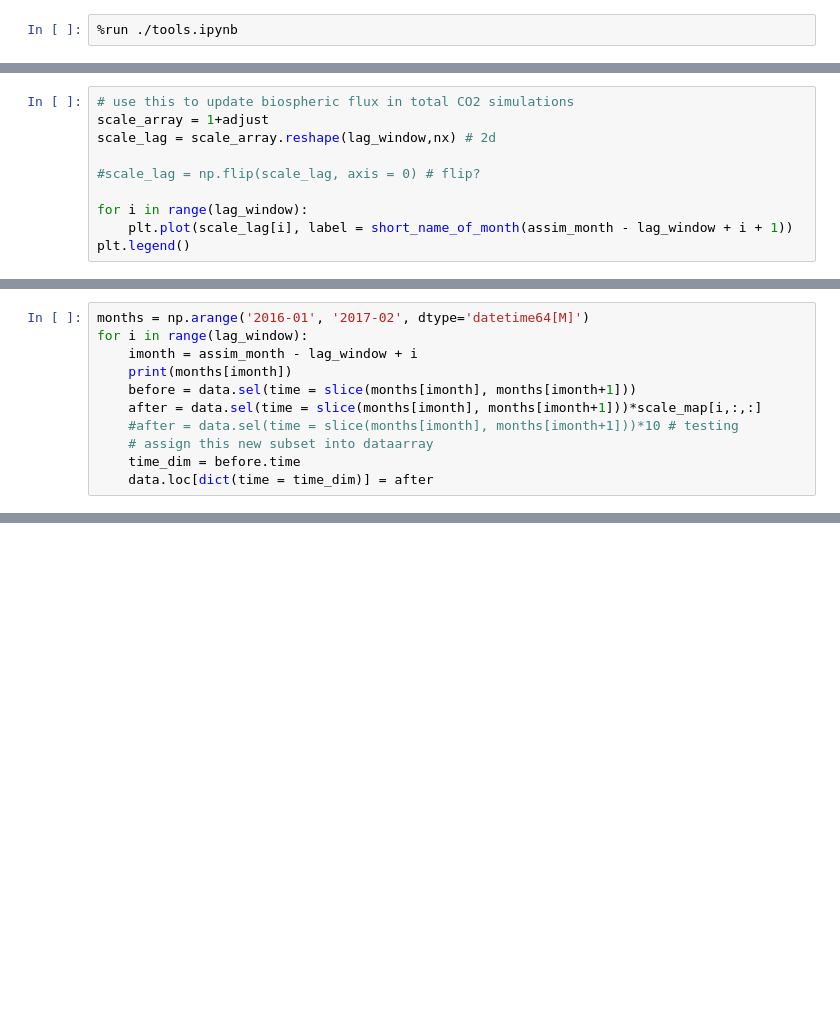
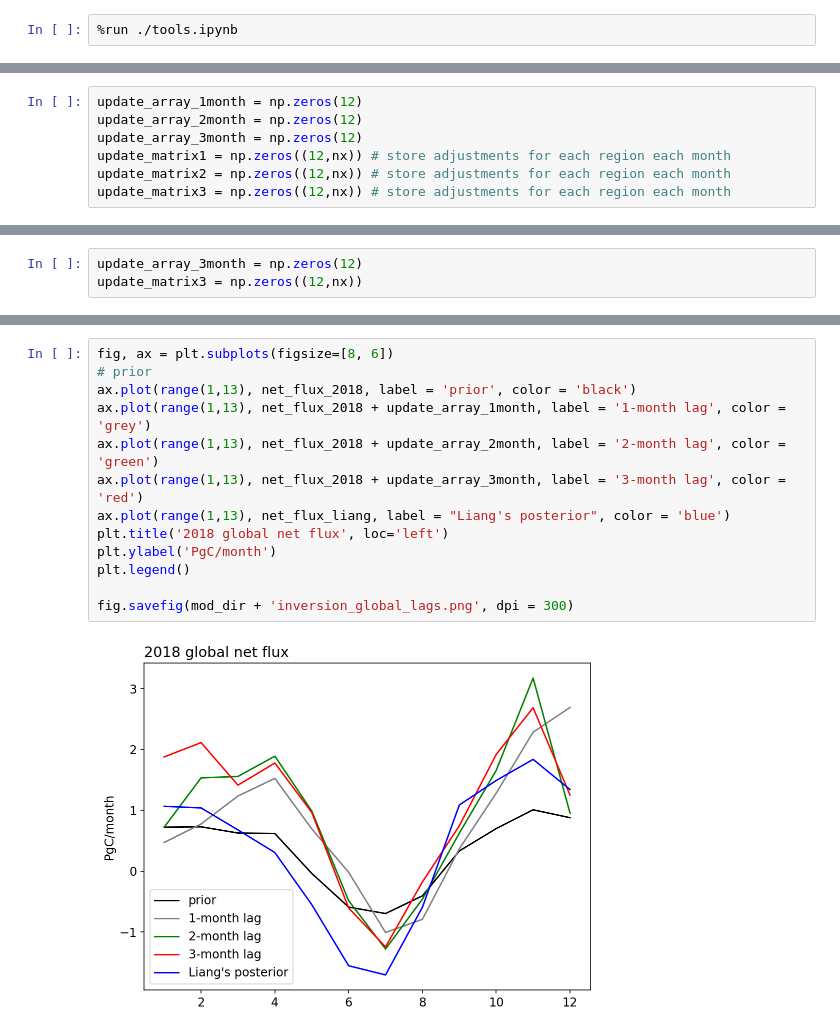
Before and after one commit to MehliyarSadiq/geoschem_simulations, a Jupyter notebook: inversion/satellite/oco-2/inversion_function-bio-lag-window.ipynb, the cells around one changed output, grey strips where cells are left out. Cells and saved outputs as stored; diff of their text form; blank space fills up the shorter version.

Commit message:
updates before GCE1

```diff
--- a/inversion/satellite/oco-2/inversion_function-bio-lag-window.ipynb
+++ b/inversion/satellite/oco-2/inversion_function-bio-lag-window.ipynb
@@ -64 +23,8 @@ initial:  [0.5  0.75 0.5  0.5  0.5  0.2  1.   0.2  0.1  0.5  0.5  1.   1.   1.
+# %%
+update_array_1month = np.zeros(12)
+update_array_2month = np.zeros(12)
+update_array_3month = np.zeros(12)
+update_matrix1 = np.zeros((12,nx)) # store adjustments for each region each month
+update_matrix2 = np.zeros((12,nx)) # store adjustments for each region each month
+update_matrix3 = np.zeros((12,nx)) # store adjustments for each region each month
 # %%
@@ -84,2 +50,5 @@ actual: [0.47408598 0.64558593 0.48840111 0.49698041 0.49074355 0.1982166
+# %%
+update_array_3month = np.zeros(12)
+update_matrix3 = np.zeros((12,nx))
 # %%
 # start of inversion calculation:
@@ -172,10 +166,0 @@ y diff after: -0.26
-# %%
-# use this to update biospheric flux in total CO2 simulations
-scale_array = 1+adjust
-scale_lag = scale_array.reshape(lag_window,nx) # 2d
-
-#scale_lag = np.flip(scale_lag, axis = 0) # flip?
-
-for i in range(lag_window):
-    plt.plot(scale_lag[i], label = short_name_of_month(assim_month - lag_window + i + 1))
-plt.legend()
@@ -265,11 +166,0 @@ fig.savefig(mod_dir  + 'flux_scaling.' + short_name_of_month(assim_month) + '.up
-# %%
-months = np.arange('2016-01', '2017-02', dtype='datetime64[M]')
-for i in range(lag_window):
-    imonth = assim_month - lag_window + i
-    print(months[imonth])
-    before = data.sel(time = slice(months[imonth], months[imonth+1]))
-    after = data.sel(time = slice(months[imonth], months[imonth+1]))*scale_map[i,:,:]
-    #after = data.sel(time = slice(months[imonth], months[imonth+1]))*10 # testing
-    # assign this new subset into dataarray
-    time_dim = before.time
-    data.loc[dict(time = time_dim)] = after
@@ -338,0 +281,15 @@ reading_file.close()
+# %%
+fig, ax = plt.subplots(figsize=[8, 6])
+# prior
+ax.plot(range(1,13), net_flux_2018, label = 'prior', color = 'black')
+ax.plot(range(1,13), net_flux_2018 + update_array_1month, label = '1-month lag', color = 'grey')
+ax.plot(range(1,13), net_flux_2018 + update_array_2month, label = '2-month lag', color = 'green')
+ax.plot(range(1,13), net_flux_2018 + update_array_3month, label = '3-month lag', color = 'red')
+ax.plot(range(1,13), net_flux_liang, label = "Liang's posterior", color = 'blue')
+plt.title('2018 global net flux', loc='left')
+plt.ylabel('PgC/month')
+plt.legend()
+
+fig.savefig(mod_dir + 'inversion_global_lags.png', dpi = 300)
+# %% [output]
+[figure, added]
```
Also changed, not shown: parts of 21 cells of this notebook, 20 other files.
